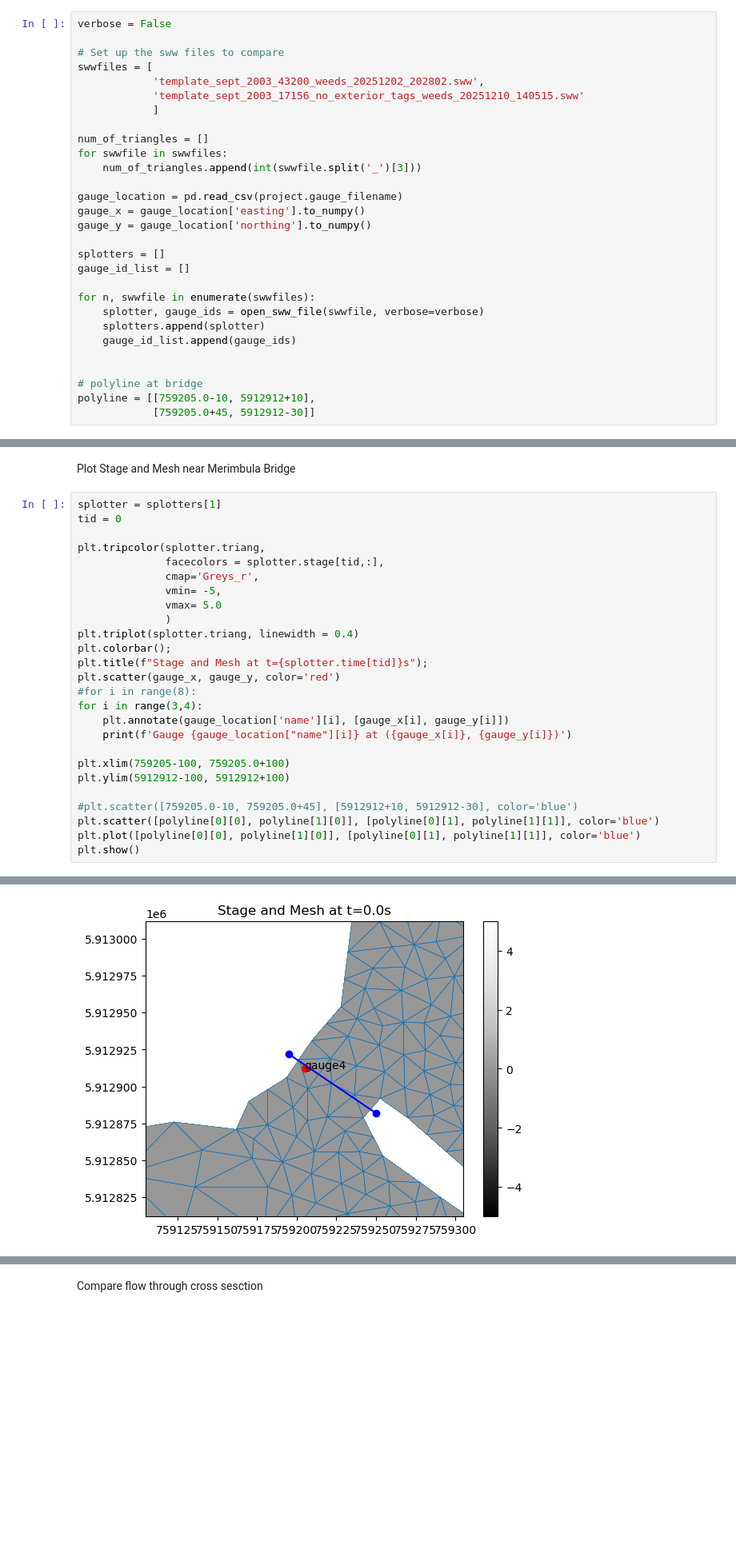
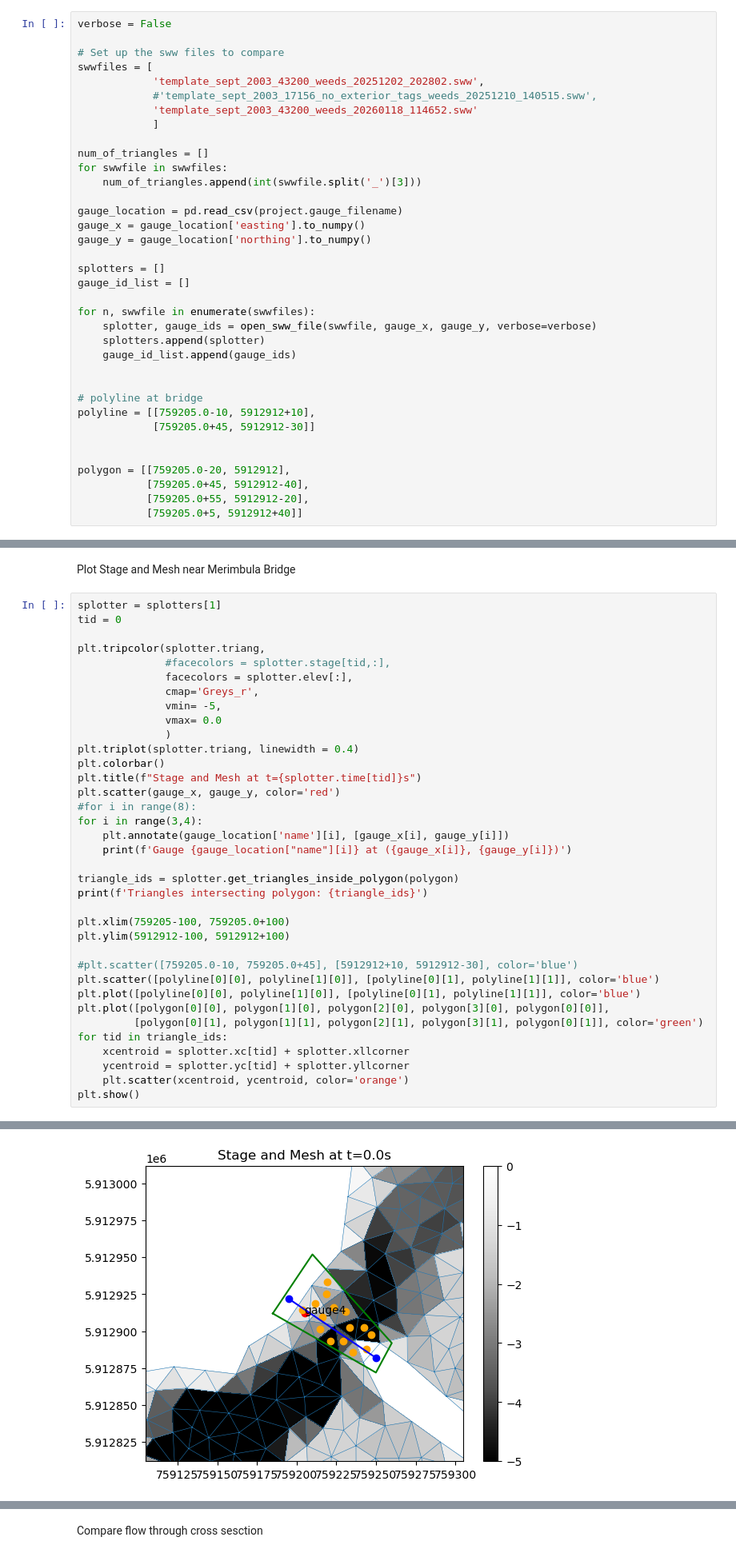
Before and after one commit to stoiver/merimbula, a Jupyter notebook: simulations/template/nb_compare_gauge_data.ipynb, the cells around one changed output, grey strips where cells are left out. Shown at 80% size. Drawn from its saved outputs; the diff is of its cells as text; blank space fills up the shorter version.

```diff
--- a/simulations/template/nb_compare_gauge_data.ipynb
+++ b/simulations/template/nb_compare_gauge_data.ipynb
@@ -122,7 +91,8 @@ verbose = False
 # Set up the sww files to compare
 swwfiles = [
             'template_sept_2003_43200_weeds_20251202_202802.sww',
-            'template_sept_2003_17156_no_exterior_tags_weeds_20251210_140515.sww'
+            #'template_sept_2003_17156_no_exterior_tags_weeds_20251210_140515.sww',
+            'template_sept_2003_43200_weeds_20260118_114652.sww'
             ]
 
 num_of_triangles = []
@@ -137,7 +107,7 @@ splotters = []
 gauge_id_list = []
 
 for n, swwfile in enumerate(swwfiles):
-    splotter, gauge_ids = open_sww_file(swwfile, verbose=verbose)
+    splotter, gauge_ids = open_sww_file(swwfile, gauge_x, gauge_y, verbose=verbose)
     splotters.append(splotter)
     gauge_id_list.append(gauge_ids)
 
@@ -145,6 +115,12 @@ for n, swwfile in enumerate(swwfiles):
 # polyline at bridge
 polyline = [[759205.0-10, 5912912+10],
             [759205.0+45, 5912912-30]]
+
+
+polygon = [[759205.0-20, 5912912],
+           [759205.0+45, 5912912-40],
+           [759205.0+55, 5912912-20],
+           [759205.0+5, 5912912+40]]
 # %% [output]
 Figure files for each frame will be stored in _plot
 Figure files for each frame will be stored in _plot
@@ -155,19 +131,23 @@ splotter = splotters[1]
 tid = 0
 
 plt.tripcolor(splotter.triang,
-              facecolors = splotter.stage[tid,:],
+              #facecolors = splotter.stage[tid,:],
+              facecolors = splotter.elev[:],
               cmap='Greys_r',
               vmin= -5,
-              vmax= 5.0
+              vmax= 0.0
               )
 plt.triplot(splotter.triang, linewidth = 0.4)
-plt.colorbar();
-plt.title(f"Stage and Mesh at t={splotter.time[tid]}s");
+plt.colorbar()
+plt.title(f"Stage and Mesh at t={splotter.time[tid]}s")
 plt.scatter(gauge_x, gauge_y, color='red')
 #for i in range(8):
 for i in range(3,4):
     plt.annotate(gauge_location['name'][i], [gauge_x[i], gauge_y[i]])
     print(f'Gauge {gauge_location["name"][i]} at ({gauge_x[i]}, {gauge_y[i]})')
+
+triangle_ids = splotter.get_triangles_inside_polygon(polygon)
+print(f'Triangles intersecting polygon: {triangle_ids}')
 
 plt.xlim(759205-100, 759205.0+100)
 plt.ylim(5912912-100, 5912912+100)
@@ -175,6 +155,12 @@ plt.ylim(5912912-100, 5912912+100)
 #plt.scatter([759205.0-10, 759205.0+45], [5912912+10, 5912912-30], color='blue')
 plt.scatter([polyline[0][0], polyline[1][0]], [polyline[0][1], polyline[1][1]], color='blue')
 plt.plot([polyline[0][0], polyline[1][0]], [polyline[0][1], polyline[1][1]], color='blue')
+plt.plot([polygon[0][0], polygon[1][0], polygon[2][0], polygon[3][0], polygon[0][0]],
+         [polygon[0][1], polygon[1][1], polygon[2][1], polygon[3][1], polygon[0][1]], color='green')
+for tid in triangle_ids:
+    xcentroid = splotter.xc[tid] + splotter.xllcorner
+    ycentroid = splotter.yc[tid] + splotter.yllcorner
+    plt.scatter(xcentroid, ycentroid, color='orange')
 plt.show()
 # %% [output]
 Gauge gauge4 at (759205.0, 5912912.0)
@@ -181 +168 @@ Gauge gauge4 at (759205.0, 5912912.0)
-[figure, old version]
+[figure, new version]
```
Also changed, not shown: parts of 7 cells of this notebook, 3 other files.
